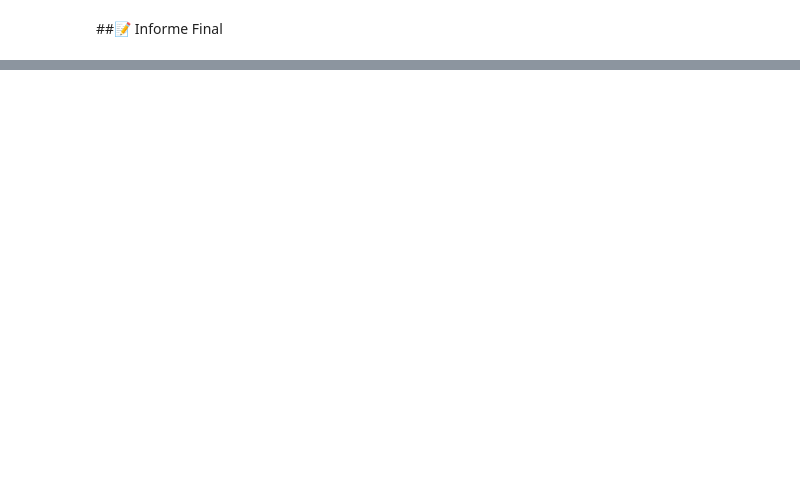
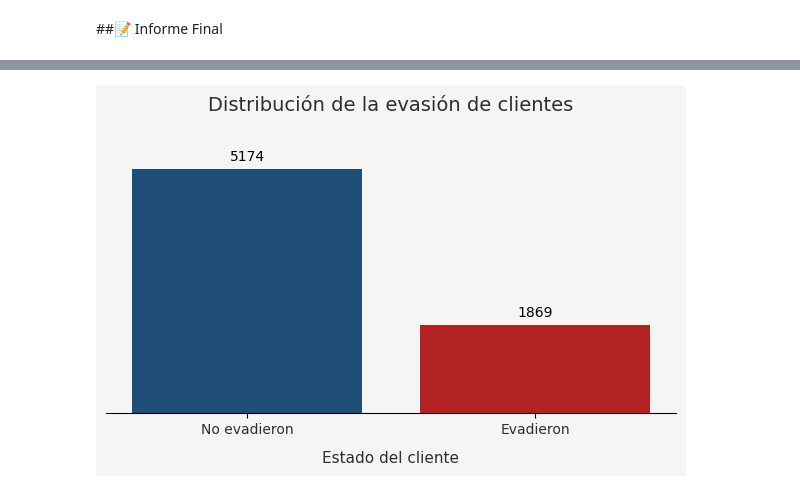
Before and after one commit to RientArlCroud/challenge3-analisis-de-datos, a Jupyter notebook: Challenge_3_Análisis_de_Datos.ipynb, the cells around one changed output, grey strips where cells are left out. Saved outputs shown, nothing was run; the diff lists cells and outputs as text; code cells hidden in the pictures; blank space fills up the shorter version.

```diff
--- a/Challenge_3_Análisis_de_Datos.ipynb
+++ b/Challenge_3_Análisis_de_Datos.ipynb
@@ -1092,0 +1381,5 @@ Este análisis proporciona una base basada en datos para identificar factores de
+# %%
+from IPython.display import Image, display
+display(Image(filename='/content/figura_01_churn_distribution.png'))
+# %% [output]
+[figure, added]
```
Also changed, not shown: parts of 38 cells of this notebook.
